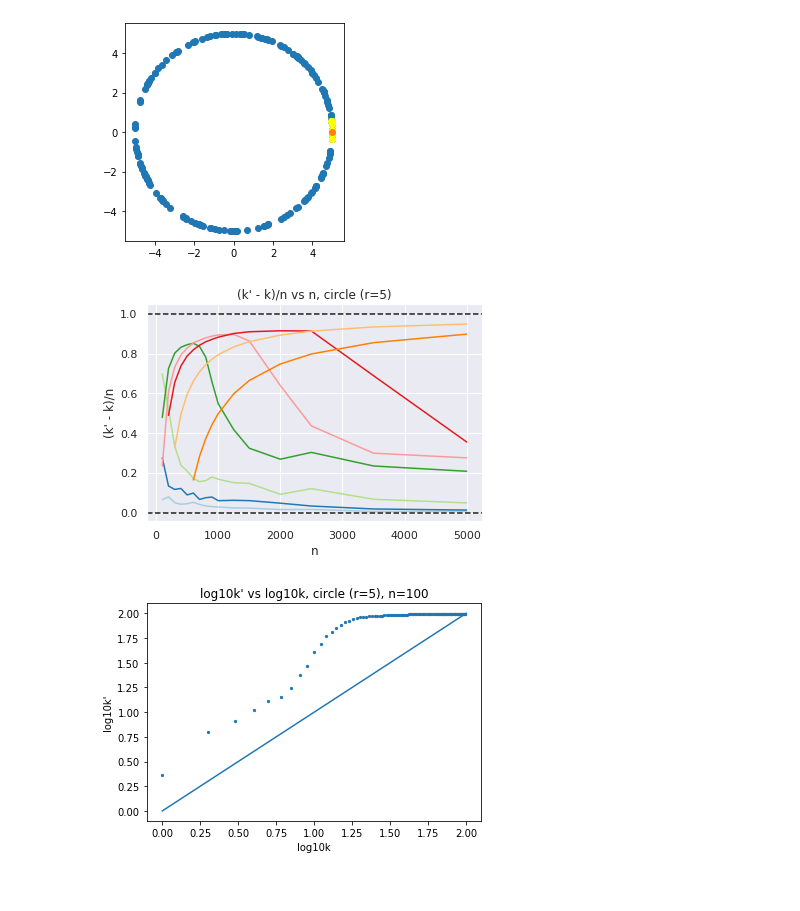
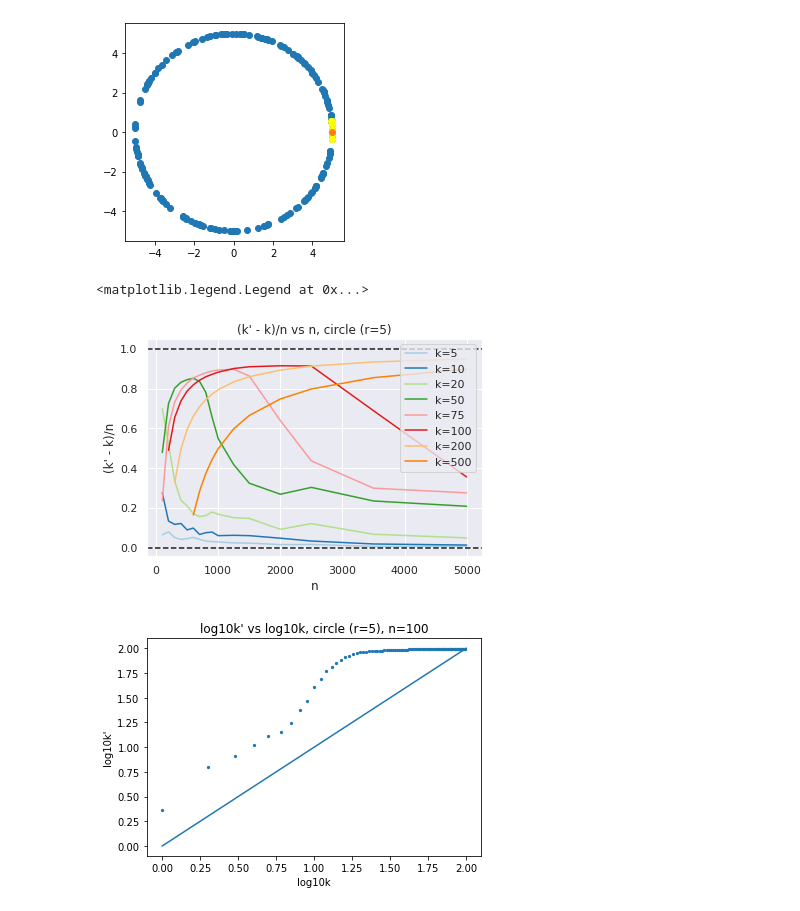
Before and after one commit to neurodata/hayden, a Jupyter notebook: geodesic-learning/circle.ipynb, the cells around one changed output. Cells and saved outputs as stored; diff of their text form; code cells hidden in the pictures.

Commit message:
add legend

```diff
--- a/geodesic-learning/circle.ipynb
+++ b/geodesic-learning/circle.ipynb
@@ -185,24 +185,25 @@ for j, k in enumerate(tqdm(ks)):
 # %%
 # plotting cell
 colors = sns.color_palette("Paired", n_colors=len(ks))
 fig, ax = plt.subplots(1,1)
 
 for i, k in enumerate(ks):
     diff = len(ns_) - len(means_[i])
     ax.plot(ns_[diff:], (np.array(means_[i]) - k)/ns_[diff:], label='k=%i'%(k), c=colors[i])
     ax.set_title("(k' - k)/n vs n, circle (r=5)")
 ax.set_xlabel('n')
 ax.set_ylabel("(k' - k)/n")
 ax.axhline(y=1, c='k', ls="--")
 ax.axhline(y=0, c='k', ls="--")
 plt.savefig('circle_r5' + '.png')
-
+ax.legend()
 # ax.plot(np.arange(1, n, step=0.05), np.arange(1, n, step=0.05), label='y=n')
 # ax.plot(np.arange(100, n, step=0.05), (np.log10(np.arange(100, n, step=0.05)) - 20) / np.arange(100, n, step=0.05), c='r', label='y=log10n')
 # plt.errorbar(ns_, (np.array(means_) - 20) / ns_, yerr=1.96*np.array(stds_)/np.sqrt(mc_its_),alpha=0.15)
 # ax.legend()
 # %% [output]
+<matplotlib.legend.Legend at 0x...>
-[figure, old version]
+[figure, new version]
 # %%
 from tqdm import tqdm
 
```
Also changed, not shown: 1 other file.
